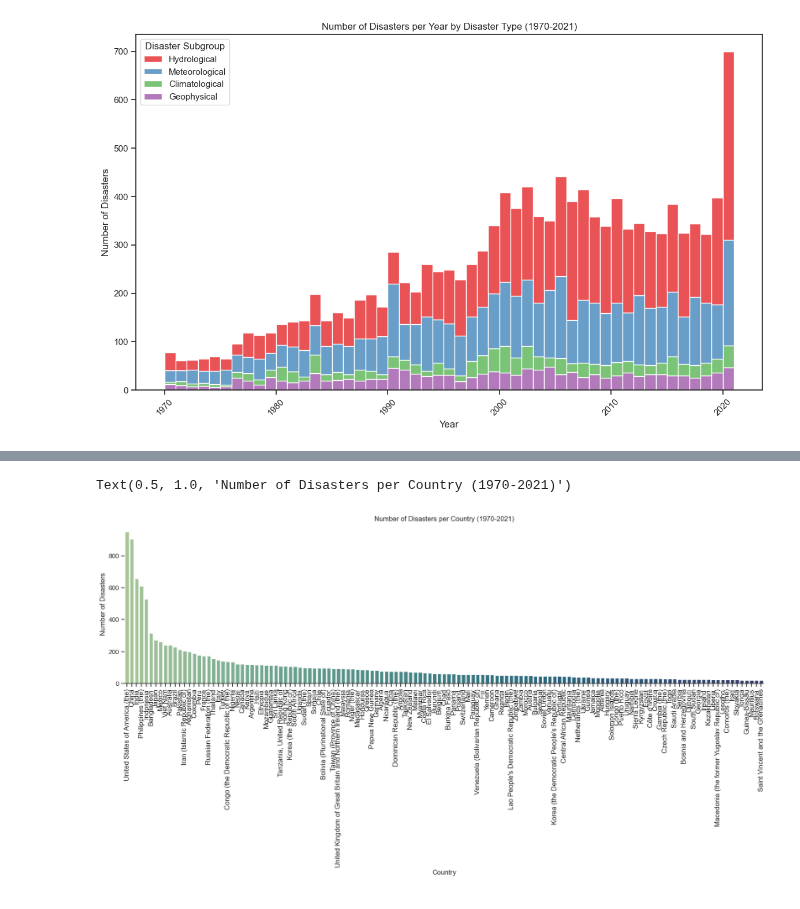
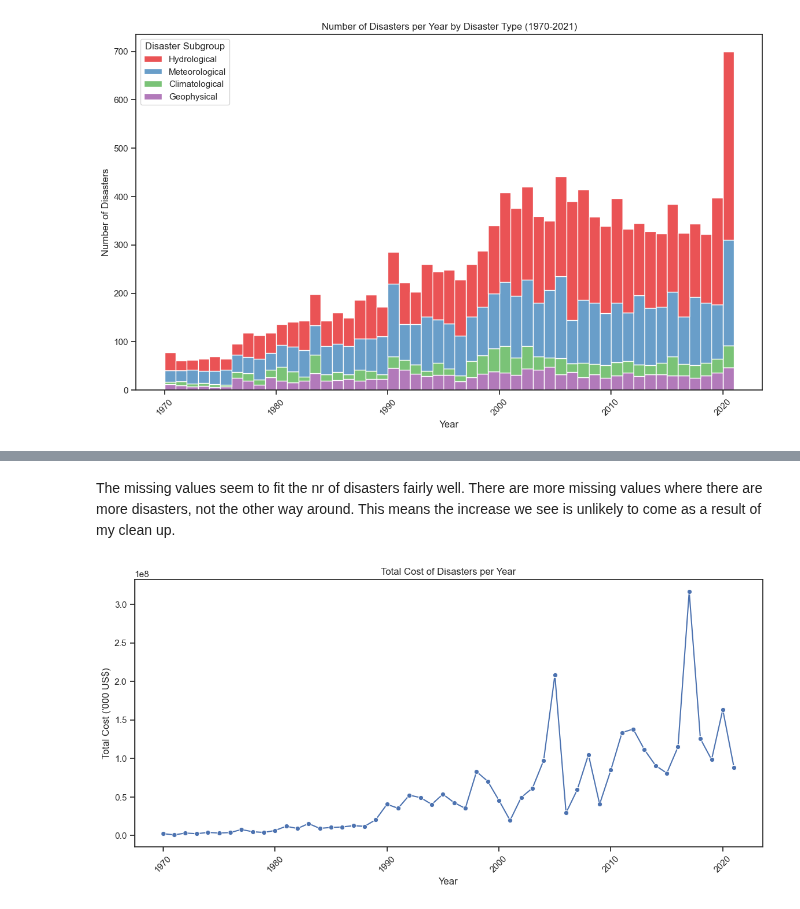
Before and after one commit to hellegje/fys-stk4155, a Jupyter notebook: Project3/Project3.ipynb, the cells around one changed output, grey strips where cells are left out. Drawn from its saved outputs; the diff is of its cells as text; code cells hidden in the pictures.

```diff
--- a/Project3/Project3.ipynb
+++ b/Project3/Project3.ipynb
@@ -452,67 +511,40 @@ plot_disasters_histogram(
+# %% [markdown]
+The missing values seem to fit the nr of disasters fairly well. There are more missing values where there are more disasters, not the other way around. This means the increase we see is unlikely to come as a result of my clean up.
 # %%
 import matplotlib.pyplot as plt
 import seaborn as sns
 
-def plot_disasters_histogram(df, year_column, feature_column, filter_column, filter_values, title, x_label="Year", y_label="Number of Disasters"):
+def plot_cost_by_year(df, year_column, cost_column, filter_column, filter_values, title, x_label="Year", y_label="Total Cost ('000 US$)", figsize=(14, 6)):
     # Filter the dataset based on specified values in a feature
     filtered_df = df[df[filter_column].isin(filter_values)]
 
+    # Aggregate the total cost of disasters per year
+    cost_by_year = filtered_df.groupby(year_column)[cost_column].sum()
+
     # Initialize the figure
-    plt.figure(figsize=(14, 8))
+    plt.figure(figsize=figsize)
     sns.set_theme(style="ticks", font_scale=1)
 
-    # Create a histogram with hue to differentiate between feature categories
-    ax = sns.histplot(
-        data=filtered_df,
-        x=year_column,
-        hue=feature_column,
-        multiple="stack",  # Stacks the bars for each category within the year
-        palette="Set1",    # Selects a color palette for different categories
-        binwidth=1         # Bin width of 1 to get each year as a separate bin
-    )
+    # Plot the total cost by year
+    ax = sns.lineplot(x=cost_by_year.index, y=cost_by_year.values, marker="o", color="b")
 
     # Set labels and title
     ax.set_xlabel(x_label)
     ax.set_ylabel(y_label)
     plt.title(title)
 
     plt.xticks(rotation=45)
     plt.show()
 
-# Specify the values to filter for and call the function
-filter_values = ["Geophysical", "Meteorological", "Hydrological", "Climatological"]  # Example filter for certain Disaster Groups or Types
-plot_disasters_histogram(
-    df=disasters.data,
-    year_column="Year",           # Replace with the correct column name for years in your dataset
-    feature_column="Disaster Subgroup", # The feature to use for coloring (e.g., 'Disaster Type')
-    filter_column="Disaster Subgroup", # Column to filter (e.g., 'Disaster Group')
-    filter_values=filter_values,
-    title="Number of Disasters per Year by Disaster Type"
+# Example usage:
+filter_values = [ "Meteorological", "Hydrological", "Climatological"]  # Example filter for certain Disaster Groups
+plot_cost_by_year(
+    df=disasters_1970.data,                   # Your DataFrame
+    year_column="Year",                  # The column for years
+    cost_column="Total Damages ('000 US$)", # The column containing the cost of disasters
+    filter_column="Disaster Subgroup",      # The feature to filter (e.g., 'Disaster Group')
+    filter_values=filter_values,         # The values to filter by
+    title="Total Cost of Disasters per Year"
 )
-
-# Specify the values to filter for and call the function
+# %% [output]
+[figure, added]
-# %%
-country_counts = disasters_1970.data['Country'].value_counts()
-country_counts = country_counts[country_counts >20]
-
-title='Number of Disasters per Country (1970-2021)'
-x_label='Country'
-y_label="Number of Disasters"
-figsize=(20, 5)
-
-# initialize the figure, set the tick information, and update the spines
-plt.figure(figsize=figsize)
-sns.set_theme(style="ticks", font_scale=1)
-plt.xticks(rotation=90, fontsize=12)
-sns.despine(top=True, right=True, bottom=False, left=True)
-
-# plot the data
-ax = sns.barplot(x=country_counts.index, y=country_counts.values, palette="crest", hue= country_counts.index, legend=False)
-
-# set the x-label, y-label, and title
-ax.set_xlabel(x_label)
-ax.set_ylabel(y_label)
-plt.title(title)
-# %% [output]
-Text(0.5, 1.0, 'Number of Disasters per Country (1970-2021)')
-[figure, removed]
```
Also changed, not shown: parts of 12 cells of this notebook, 1 other file.
